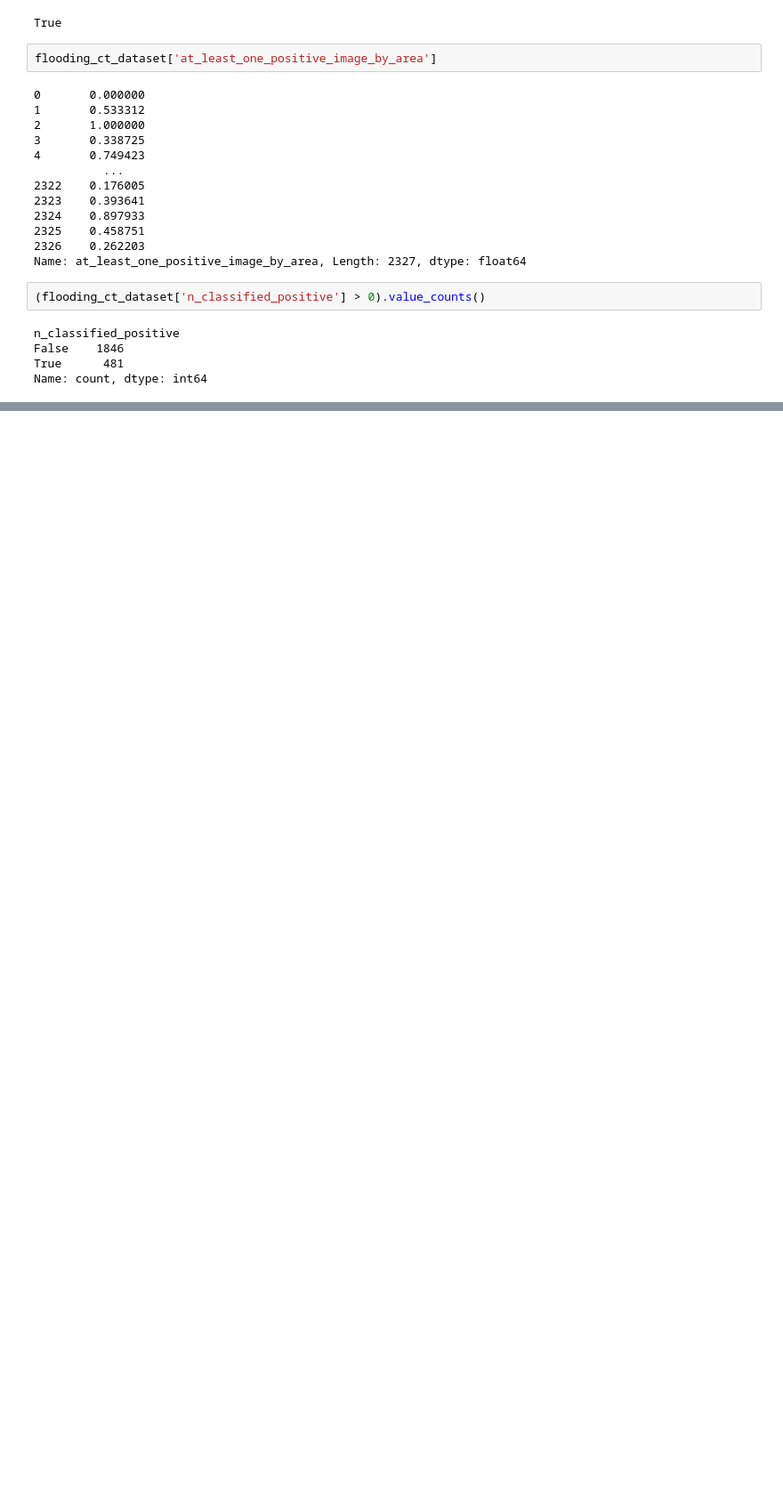
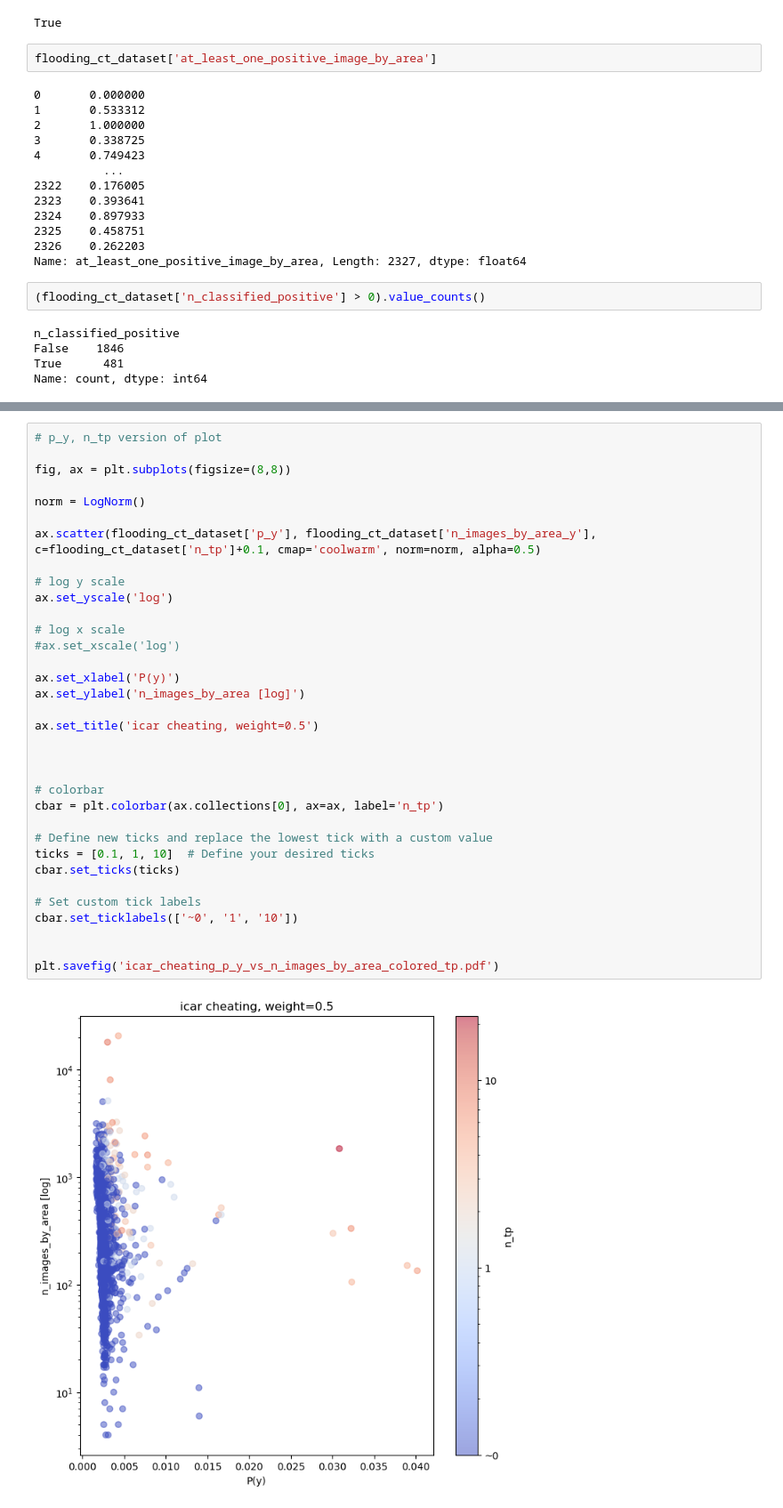
Before and after one commit to pendulating/bayflood, a Jupyter notebook: sanity_checks/icar_cheating_oct21_sanity_checks.ipynb, the cells around one changed output, grey strips where cells are left out. Shown at 89% size. Cells and saved outputs as stored; diff of their text form; blank space fills up the shorter version.

```diff
--- a/sanity_checks/icar_cheating_oct21_sanity_checks.ipynb
+++ b/sanity_checks/icar_cheating_oct21_sanity_checks.ipynb
@@ -100,0 +142,36 @@ Index(['CTLabel', 'BoroCode', 'BoroName', 'CT2020', 'BoroCT2020', 'CDEligibil',
+# %%
+# p_y, n_tp version of plot
+
+fig, ax = plt.subplots(figsize=(8,8))
+
+norm = LogNorm()
+
+ax.scatter(flooding_ct_dataset['p_y'], flooding_ct_dataset['n_images_by_area_y'], c=flooding_ct_dataset['n_tp']+0.1, cmap='coolwarm', norm=norm, alpha=0.5)
+
+# log y scale
+ax.set_yscale('log')
+
+# log x scale
+#ax.set_xscale('log')
+
+ax.set_xlabel('P(y)')
+ax.set_ylabel('n_images_by_area [log]')
+
+ax.set_title('icar cheating, weight=0.5')
+
+
+
+# colorbar
+cbar = plt.colorbar(ax.collections[0], ax=ax, label='n_tp')
+
+# Define new ticks and replace the lowest tick with a custom value
+ticks = [0.1, 1, 10]  # Define your desired ticks
+cbar.set_ticks(ticks)
+
+# Set custom tick labels
+cbar.set_ticklabels(['~0', '1', '10'])
+
+
+plt.savefig('icar_cheating_p_y_vs_n_images_by_area_colored_tp.pdf')
+# %% [output]
+[figure, added]
```
Also changed, not shown: parts of 8 cells of this notebook, 22 other files.
